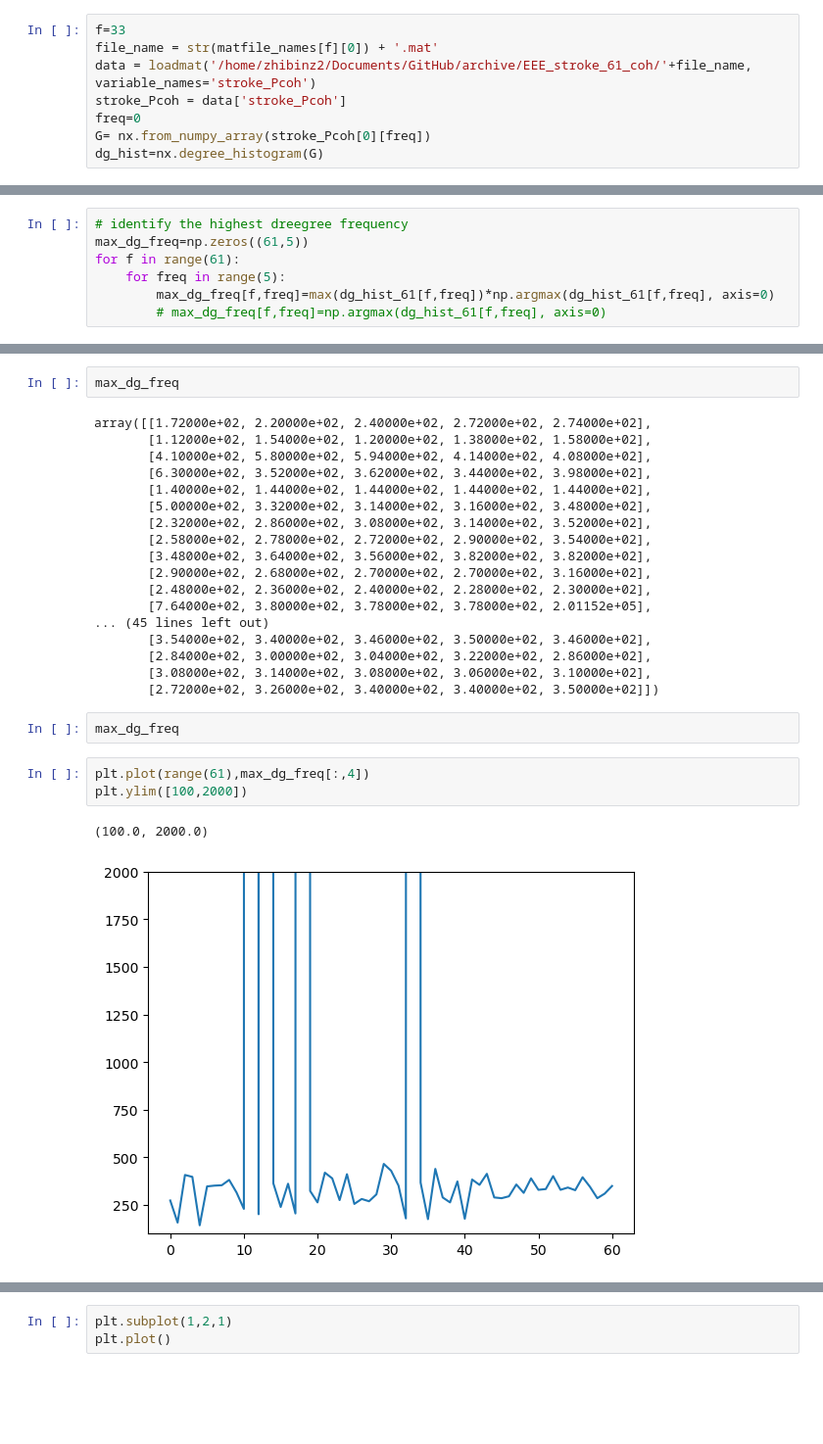
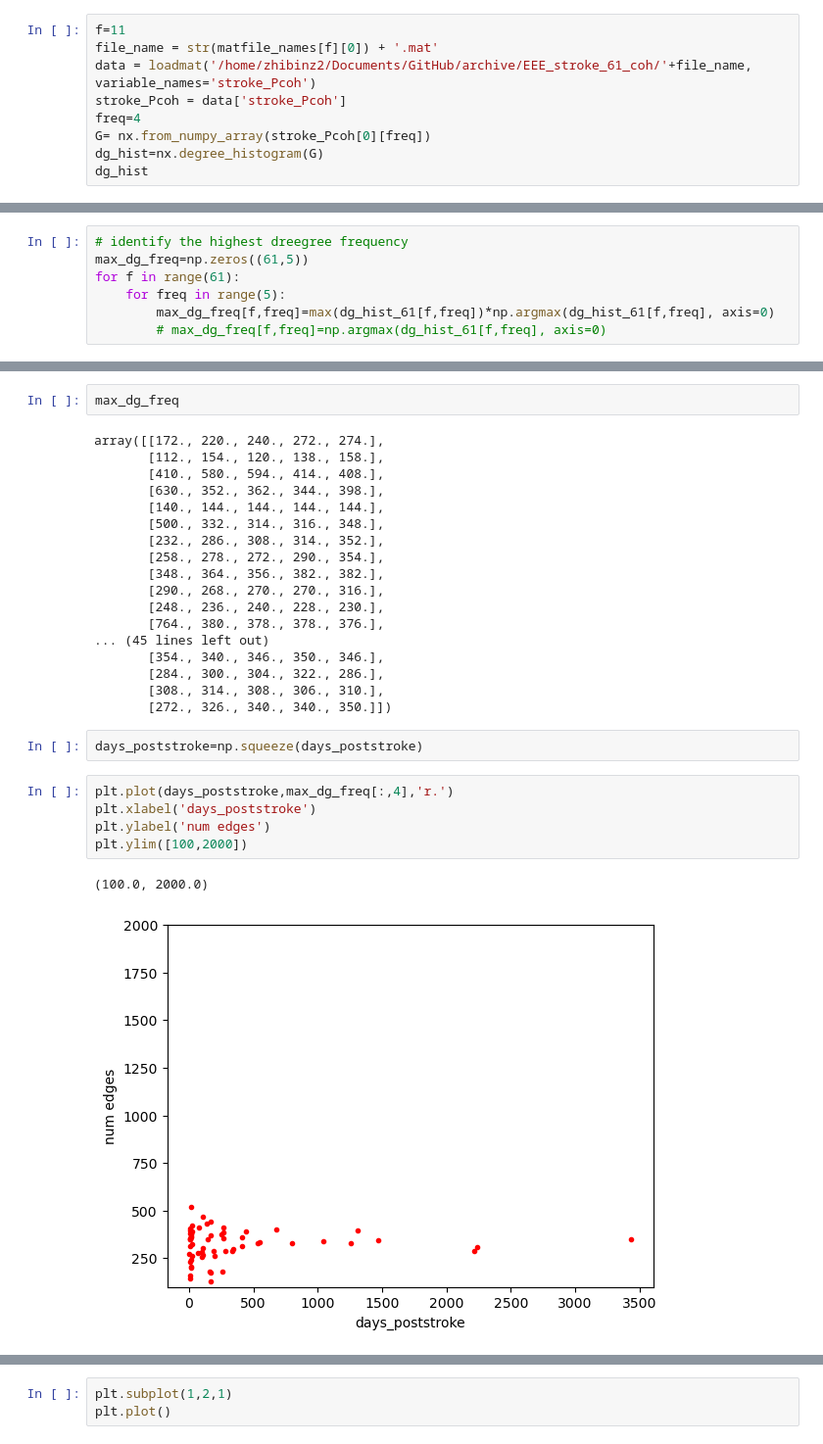
Before and after one commit to zhibinz2/MEG_EEG_Source_Localization, a Jupyter notebook: organize_62stroke/step5.analyse_groups.ipynb, the cells around one changed output, grey strips where cells are left out. Shown at 98% size. Saved outputs shown, nothing was run; the diff lists cells and outputs as text; blank space fills up the shorter version.

Commit message:
edges days

```diff
--- a/organize_62stroke/step5.analyse_groups.ipynb
+++ b/organize_62stroke/step5.analyse_groups.ipynb
@@ -124,10 +124,11 @@ for f in range(61):
         dg_hist=nx.degree_histogram(G)
         dg_hist_61[f,freq]=dg_hist.copy()
 # %%
-f=33
+f=11
 file_name = str(matfile_names[f][0]) + '.mat'
 data = loadmat('/home/zhibinz2/Documents/GitHub/archive/EEE_stroke_61_coh/'+file_name, variable_names='stroke_Pcoh')
 stroke_Pcoh = data['stroke_Pcoh']
-freq=0
+freq=4
 G= nx.from_numpy_array(stroke_Pcoh[0][freq])
 dg_hist=nx.degree_histogram(G)
+dg_hist
@@ -187,28 +243,30 @@ for f in range(61):
 # %%
 max_dg_freq
 # %% [output]
-array([[1.72000e+02, 2.20000e+02, 2.40000e+02, 2.72000e+02, 2.74000e+02],
-       [1.12000e+02, 1.54000e+02, 1.20000e+02, 1.38000e+02, 1.58000e+02],
-       [4.10000e+02, 5.80000e+02, 5.94000e+02, 4.14000e+02, 4.08000e+02],
-       [6.30000e+02, 3.52000e+02, 3.62000e+02, 3.44000e+02, 3.98000e+02],
-       [1.40000e+02, 1.44000e+02, 1.44000e+02, 1.44000e+02, 1.44000e+02],
-       [5.00000e+02, 3.32000e+02, 3.14000e+02, 3.16000e+02, 3.48000e+02],
-       [2.32000e+02, 2.86000e+02, 3.08000e+02, 3.14000e+02, 3.52000e+02],
-       [2.58000e+02, 2.78000e+02, 2.72000e+02, 2.90000e+02, 3.54000e+02],
-       [3.48000e+02, 3.64000e+02, 3.56000e+02, 3.82000e+02, 3.82000e+02],
-       [2.90000e+02, 2.68000e+02, 2.70000e+02, 2.70000e+02, 3.16000e+02],
-       [2.48000e+02, 2.36000e+02, 2.40000e+02, 2.28000e+02, 2.30000e+02],
-       [7.64000e+02, 3.80000e+02, 3.78000e+02, 3.78000e+02, 2.01152e+05],
+array([[172., 220., 240., 272., 274.],
+       [112., 154., 120., 138., 158.],
+       [410., 580., 594., 414., 408.],
+       [630., 352., 362., 344., 398.],
+       [140., 144., 144., 144., 144.],
+       [500., 332., 314., 316., 348.],
+       [232., 286., 308., 314., 352.],
+       [258., 278., 272., 290., 354.],
+       [348., 364., 356., 382., 382.],
+       [290., 268., 270., 270., 316.],
+       [248., 236., 240., 228., 230.],
+       [764., 380., 378., 378., 376.],
 ... (45 lines left out)
-       [3.54000e+02, 3.40000e+02, 3.46000e+02, 3.50000e+02, 3.46000e+02],
-       [2.84000e+02, 3.00000e+02, 3.04000e+02, 3.22000e+02, 2.86000e+02],
-       [3.08000e+02, 3.14000e+02, 3.08000e+02, 3.06000e+02, 3.10000e+02],
-       [2.72000e+02, 3.26000e+02, 3.40000e+02, 3.40000e+02, 3.50000e+02]])
+       [354., 340., 346., 350., 346.],
+       [284., 300., 304., 322., 286.],
+       [308., 314., 308., 306., 310.],
+       [272., 326., 340., 340., 350.]])
-# %%
-max_dg_freq
+# %%
+days_poststroke=np.squeeze(days_poststroke)
 # %%
-plt.plot(range(61),max_dg_freq[:,4])
+plt.plot(days_poststroke,max_dg_freq[:,4],'r.')
+plt.xlabel('days_poststroke')
+plt.ylabel('num edges')
 plt.ylim([100,2000])
 # %% [output]
 (100.0, 2000.0)
-[figure, old version]
+[figure, new version]
```
Also changed, not shown: parts of 10 cells of this notebook, 2 other files.
